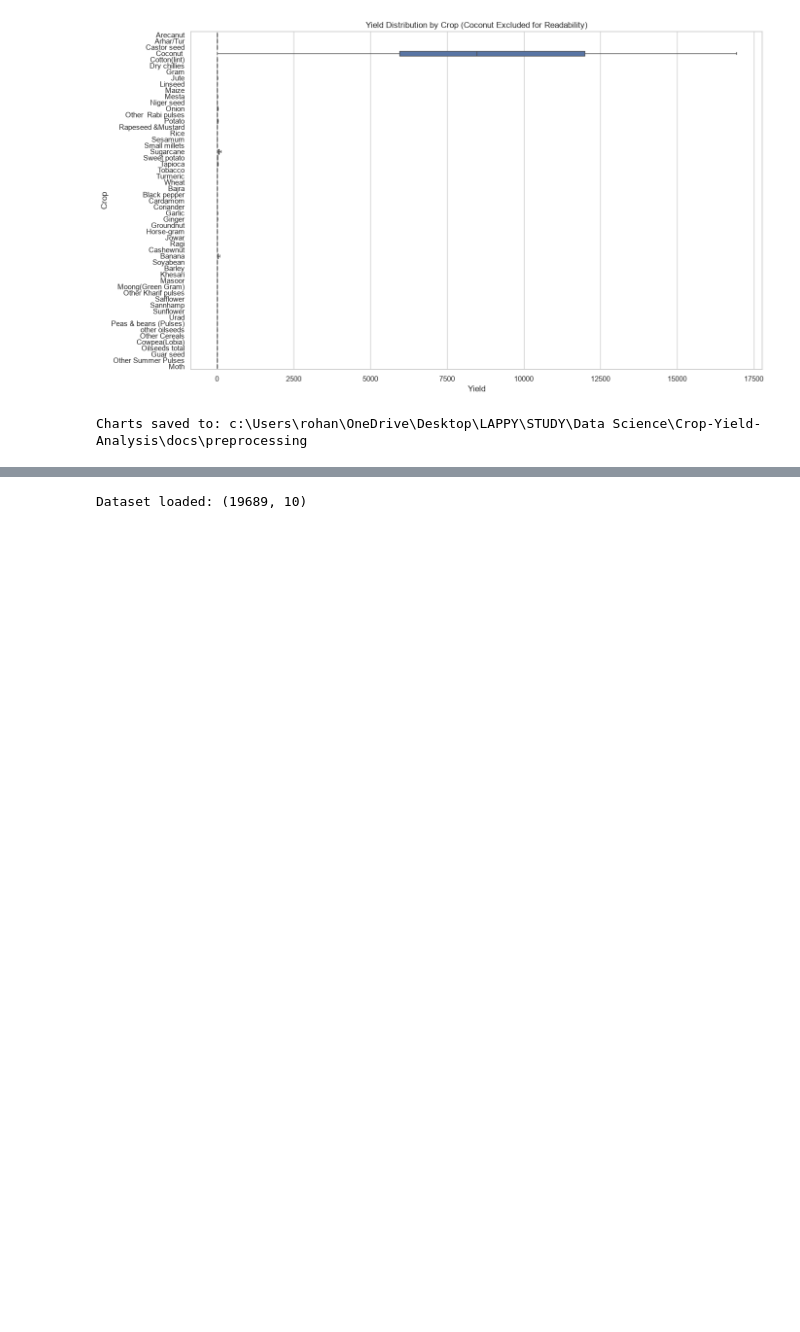
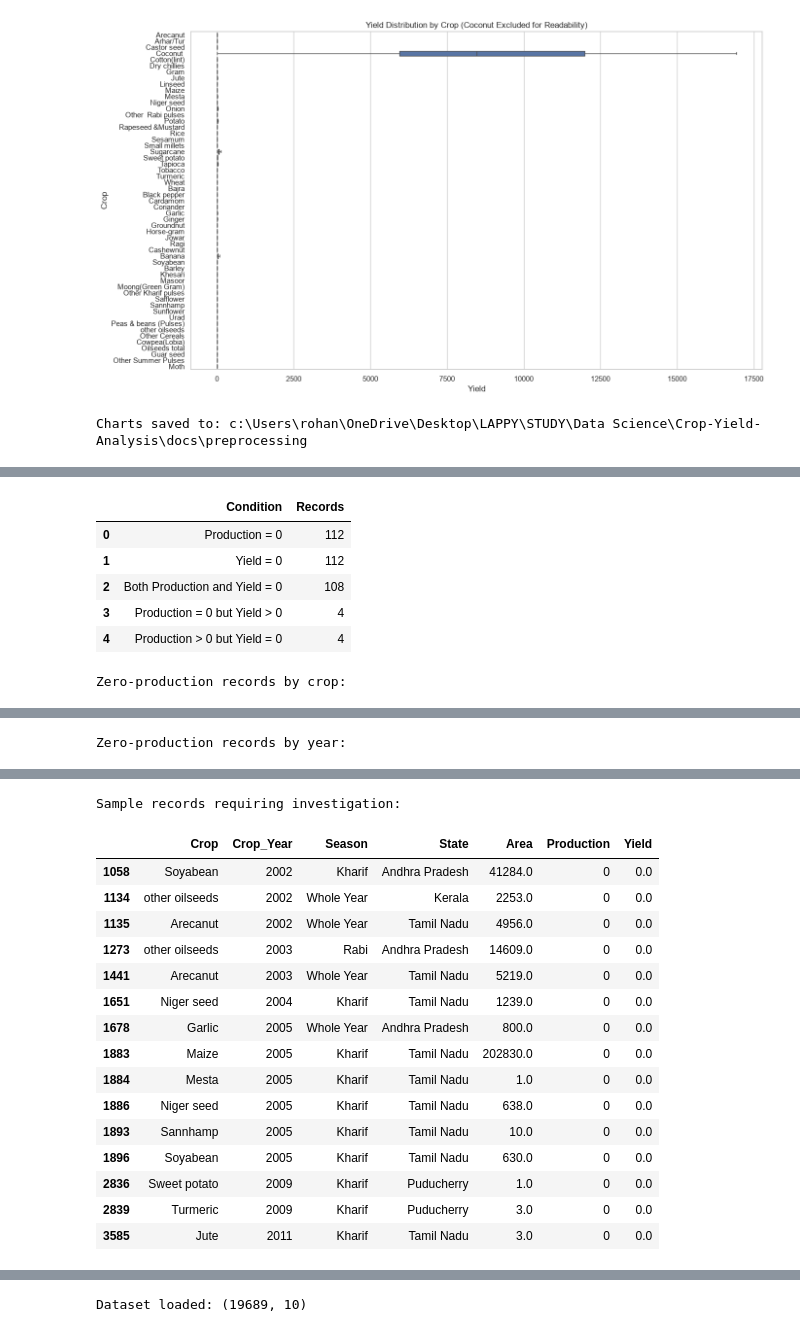
Before and after one commit to rohan24may/Crop-Yield-Analysis, a Jupyter notebook: notebooks/02_data_preprocessing.ipynb, the cells around one changed output, grey strips where cells are left out. Cells and saved outputs as stored; diff of their text form; code cells hidden in the pictures; blank space fills up the shorter version.

```diff
--- a/notebooks/02_data_preprocessing.ipynb
+++ b/notebooks/02_data_preprocessing.ipynb
@@ -188,0 +285,60 @@ Charts saved to: c:\Users\rohan\OneDrive\Desktop\LAPPY\STUDY\Data Science\Crop-Y
+# %%
+# 6. Investigate zero-production and zero-yield records
+
+zero_production = df_cleaned["Production"].eq(0)
+zero_yield = df_cleaned["Yield"].eq(0)
+
+zero_summary = pd.DataFrame({
+    "Condition": [
+        "Production = 0",
+        "Yield = 0",
+        "Both Production and Yield = 0",
+        "Production = 0 but Yield > 0",
+        "Production > 0 but Yield = 0",
+    ],
+    "Records": [
+        int(zero_production.sum()),
+        int(zero_yield.sum()),
+        int((zero_production & zero_yield).sum()),
+        int((zero_production & df_cleaned["Yield"].gt(0)).sum()),
+        int((df_cleaned["Production"].gt(0) & zero_yield).sum()),
+    ]
+})
+
+display(zero_summary)
+
+print("\nZero-production records by crop:")
+display(
+    df_cleaned.loc[zero_production]
+    .groupby("Crop")
+    .size()
+    .sort_values(ascending=False)
+    .head(15)
+    .rename("Records")
+    .to_frame()
+)
+
+print("\nZero-production records by year:")
+display(
+    df_cleaned.loc[zero_production]
+    .groupby("Crop_Year")
+    .size()
+    .rename("Records")
+    .to_frame()
+)
+
+print("\nSample records requiring investigation:")
+display(
+    df_cleaned.loc[zero_production, [
+        "Crop", "Crop_Year", "Season", "State",
+        "Area", "Production", "Yield"
+    ]].head(15)
+)
+# %% [output]
+|  | Condition | Records |
+| 0 | Production = 0 | 112 |
+| 1 | Yield = 0 | 112 |
+| 2 | Both Production and Yield = 0 | 108 |
+| 3 | Production = 0 but Yield > 0 | 4 |
+| 4 | Production > 0 but Yield = 0 | 4 |
+Zero-production records by crop:
@@ -188,0 +362 @@ Charts saved to: c:\Users\rohan\OneDrive\Desktop\LAPPY\STUDY\Data Science\Crop-Y
+Zero-production records by year:
@@ -188,0 +381,17 @@ Charts saved to: c:\Users\rohan\OneDrive\Desktop\LAPPY\STUDY\Data Science\Crop-Y
+Sample records requiring investigation:
+|  | Crop | Crop_Year | Season | State | Area | Production | Yield |
+| 1058 | Soyabean | 2002 | Kharif | Andhra Pradesh | 41284.0 | 0 | 0.0 |
+| 1134 | other oilseeds | 2002 | Whole Year | Kerala | 2253.0 | 0 | 0.0 |
+| 1135 | Arecanut | 2002 | Whole Year | Tamil Nadu | 4956.0 | 0 | 0.0 |
+| 1273 | other oilseeds | 2003 | Rabi | Andhra Pradesh | 14609.0 | 0 | 0.0 |
+| 1441 | Arecanut | 2003 | Whole Year | Tamil Nadu | 5219.0 | 0 | 0.0 |
+| 1651 | Niger seed | 2004 | Kharif | Tamil Nadu | 1239.0 | 0 | 0.0 |
+| 1678 | Garlic | 2005 | Whole Year | Andhra Pradesh | 800.0 | 0 | 0.0 |
+| 1883 | Maize | 2005 | Kharif | Tamil Nadu | 202830.0 | 0 | 0.0 |
+| 1884 | Mesta | 2005 | Kharif | Tamil Nadu | 1.0 | 0 | 0.0 |
+| 1886 | Niger seed | 2005 | Kharif | Tamil Nadu | 638.0 | 0 | 0.0 |
+| 1893 | Sannhamp | 2005 | Kharif | Tamil Nadu | 10.0 | 0 | 0.0 |
+| 1896 | Soyabean | 2005 | Kharif | Tamil Nadu | 630.0 | 0 | 0.0 |
+| 2836 | Sweet potato | 2009 | Kharif | Puducherry | 1.0 | 0 | 0.0 |
+| 2839 | Turmeric | 2009 | Kharif | Puducherry | 3.0 | 0 | 0.0 |
+| 3585 | Jute | 2011 | Kharif | Tamil Nadu | 3.0 | 0 | 0.0 |
```
Also changed, not shown: parts of 8 cells of this notebook, 7 other files.
